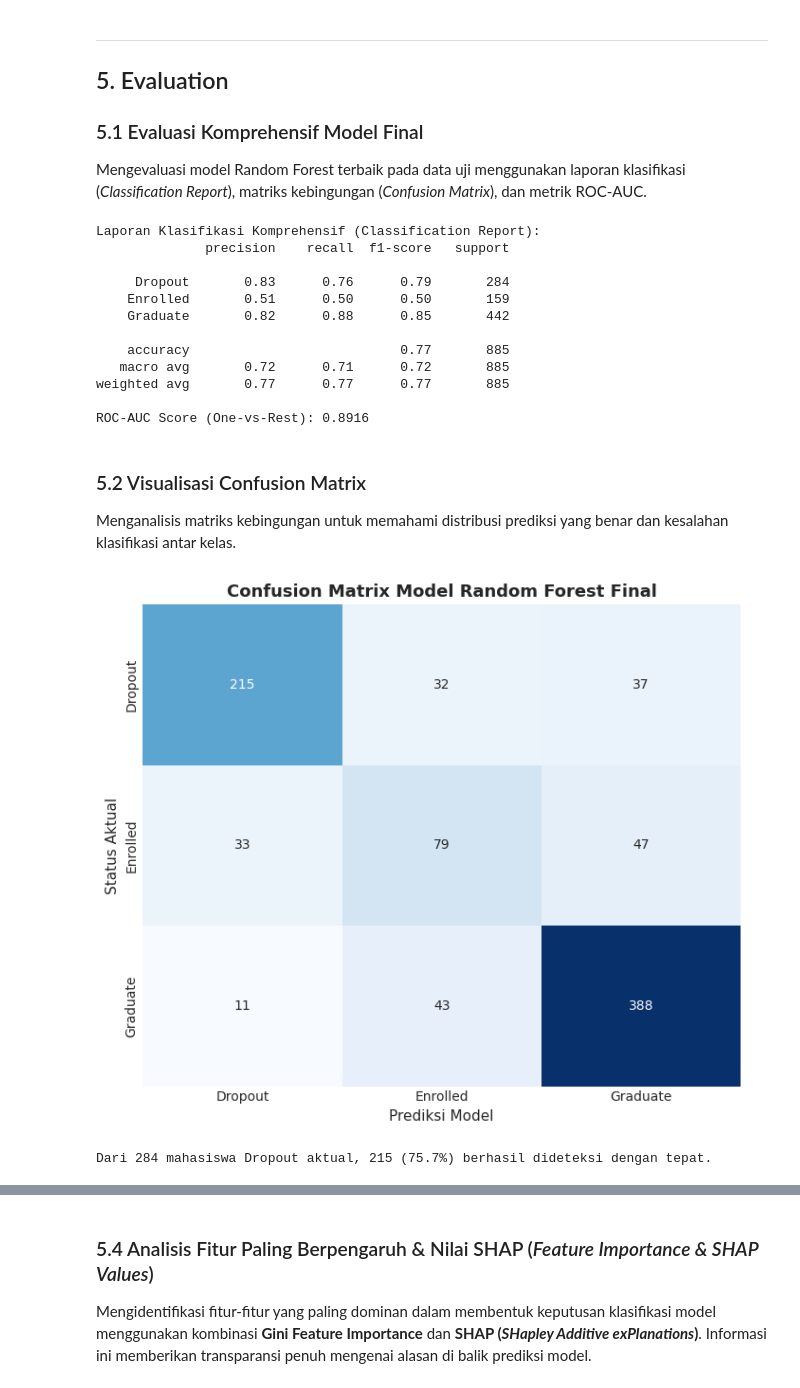
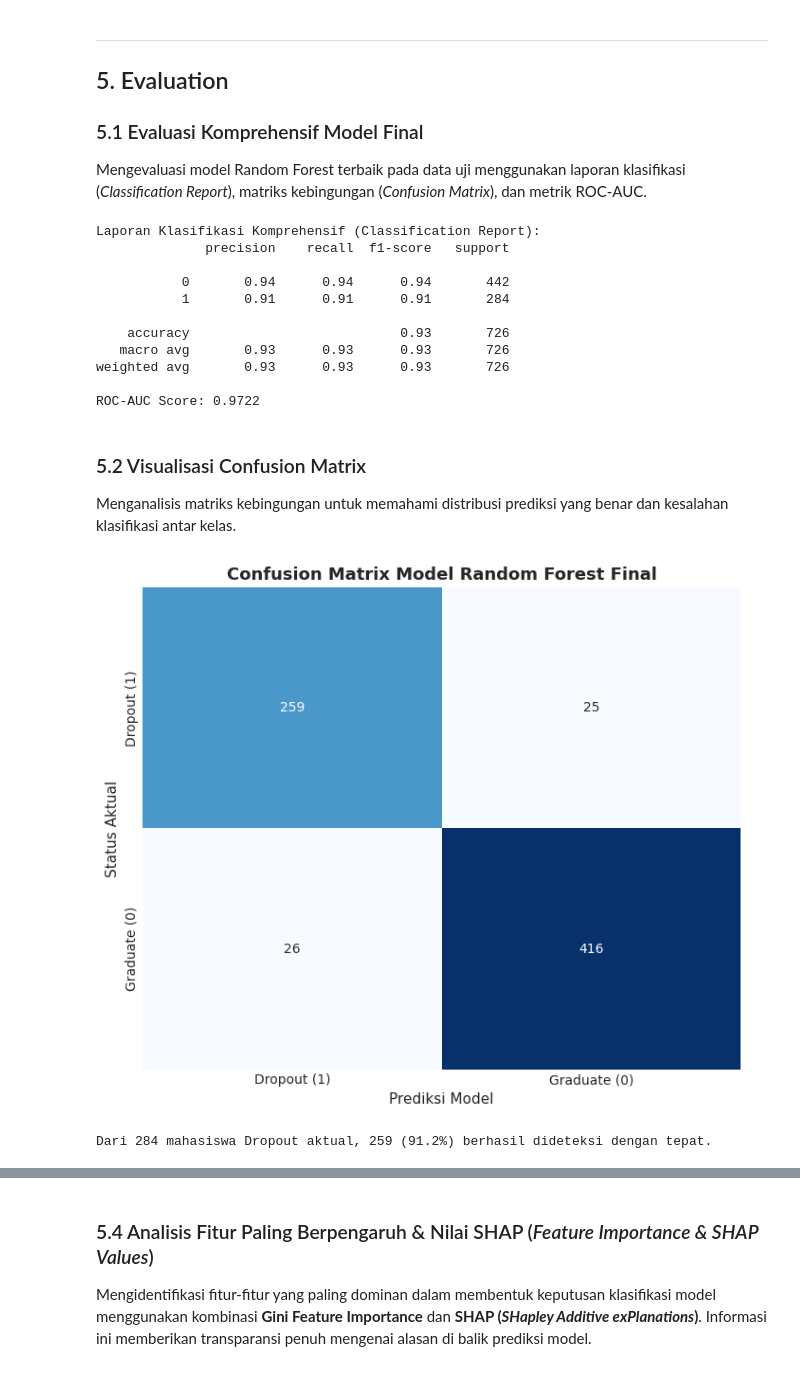
Before and after one commit to dawooodd/Penerapan-Data-Science-2, a Jupyter notebook: notebook.ipynb, the cells around one changed output, grey strips where cells are left out. Saved outputs shown, nothing was run; the diff lists cells and outputs as text; code cells hidden in the pictures.

```diff
--- a/notebook.ipynb
+++ b/notebook.ipynb
@@ -494,8 +494,11 @@ Jumlah kolom setelah rekayasa fitur: 45
 Memisahkan fitur prediktor ($X$) dan variabel label status mahasiswa ($y$).
 # %%
 # Memisahkan X dan y
-X = df_prep.drop('Status', axis=1)
-y = df_prep['Status']
+df_train = df_prep[df_prep['Status'] != 'Enrolled'].copy()
+df_train['Status'] = df_train['Status'].map({'Dropout': 1, 'Graduate': 0})
+
+X = df_train.drop('Status', axis=1)
+y = df_train['Status']
 
 print(f"Dimensi fitur X: {X.shape}")
 print(f"Distribusi kelas target y:\n{y.value_counts()}")
@@ -599,24 +599,25 @@ test_results = []
 for name, model in models.items():
     model.fit(X_train, y_train)
     y_pred = model.predict(X_test)
+    y_prob = model.predict_proba(X_test)[:, 1] if hasattr(model, 'predict_proba') else y_pred
 
     acc = accuracy_score(y_test, y_pred)
-    f1_macro = f1_score(y_test, y_pred, average='macro')
-    f1_weighted = f1_score(y_test, y_pred, average='weighted')
-    rec_dropout = recall_score(y_test, y_pred, labels=['Dropout'], average=None)[0]
-    prec_dropout = precision_score(y_test, y_pred, labels=['Dropout'], average=None)[0]
+    f1_binary = f1_score(y_test, y_pred)
+    roc_auc_binary = roc_auc_score(y_test, y_prob)
+    rec_dropout = recall_score(y_test, y_pred)
+    prec_dropout = precision_score(y_test, y_pred)
 
     test_results.append({
         'Model': name,
         'Accuracy': round(acc, 4),
-        'Macro F1': round(f1_macro, 4),
-        'Weighted F1': round(f1_weighted, 4),
+        'F1-Score': round(f1_binary, 4),
+        'ROC-AUC': round(roc_auc_binary, 4),
         'Dropout Recall': round(rec_dropout, 4),
         'Dropout Precision': round(prec_dropout, 4)
     })
 
 results_df = pd.DataFrame(test_results)
-print("Tabel Komparasi Performa Model pada Data Uji:")
+print('Tabel Komparasi Performa Model pada Data Uji:')
 results_df
 # %% [output]
 Tabel Komparasi Performa Model pada Data Uji:
@@ -667,44 +668,43 @@ y_proba_best = best_rf.predict_proba(X_test)
 print("Laporan Klasifikasi Komprehensif (Classification Report):")
 print(classification_report(y_test, y_pred_best))
 
-# Evaluasi ROC-AUC Multi-class (One-vs-Rest)
-roc_auc = roc_auc_score(y_test, y_proba_best, multi_class='ovr')
-print(f"ROC-AUC Score (One-vs-Rest): {roc_auc:.4f}")
+# Evaluasi ROC-AUC Binary
+roc_auc = roc_auc_score(y_test, y_proba_best[:, 1])
+print(f"ROC-AUC Score: {roc_auc:.4f}")
 # %% [output]
 Laporan Klasifikasi Komprehensif (Classification Report):
               precision    recall  f1-score   support
 
-     Dropout       0.83      0.76      0.79       284
-    Enrolled       0.51      0.50      0.50       159
-    Graduate       0.82      0.88      0.85       442
+           0       0.94      0.94      0.94       442
+           1       0.91      0.91      0.91       284
 
-    accuracy                           0.77       885
-   macro avg       0.72      0.71      0.72       885
-weighted avg       0.77      0.77      0.77       885
+    accuracy                           0.93       726
+   macro avg       0.93      0.93      0.93       726
+weighted avg       0.93      0.93      0.93       726
 
-ROC-AUC Score (One-vs-Rest): 0.8916
+ROC-AUC Score: 0.9722
 # %% [markdown]
 ### 5.2 Visualisasi Confusion Matrix
 Menganalisis matriks kebingungan untuk memahami distribusi prediksi yang benar dan kesalahan klasifikasi antar kelas.
 # %%
 # Visualisasi Confusion Matrix
-labels = ['Dropout', 'Enrolled', 'Graduate']
+labels = [1, 0]
 cm = confusion_matrix(y_test, y_pred_best, labels=labels)
 
 plt.figure(figsize=(7, 6))
-sns.heatmap(cm, annot=True, fmt='d', cmap='Blues', xticklabels=labels, yticklabels=labels, cbar=False)
+sns.heatmap(cm, annot=True, fmt='d', cmap='Blues', xticklabels=['Dropout (1)', 'Graduate (0)'], yticklabels=['Dropout (1)', 'Graduate (0)'], cbar=False)
 plt.title('Confusion Matrix Model Random Forest Final', fontsize=13, fontweight='bold')
 plt.xlabel('Prediksi Model')
 plt.ylabel('Status Aktual')
 plt.tight_layout()
 plt.show()
 
 # Penjelasan angka dalam Confusion Matrix
 total_dropout_actual = cm[0].sum()
 correct_dropout = cm[0][0]
 print(f"Dari {total_dropout_actual} mahasiswa Dropout aktual, {correct_dropout} ({correct_dropout/total_dropout_actual*100:.1f}%) berhasil dideteksi dengan tepat.")
 # %% [output]
-[figure, old version]
+[figure, new version]
-Dari 284 mahasiswa Dropout aktual, 215 (75.7%) berhasil dideteksi dengan tepat.
+Dari 284 mahasiswa Dropout aktual, 259 (91.2%) berhasil dideteksi dengan tepat.
 # %% [markdown]
 ### 5.3 Analisis Kurva ROC (*Receiver Operating Characteristic*)
```
Also changed, not shown: parts of 17 cells of this notebook, 7 other files.
